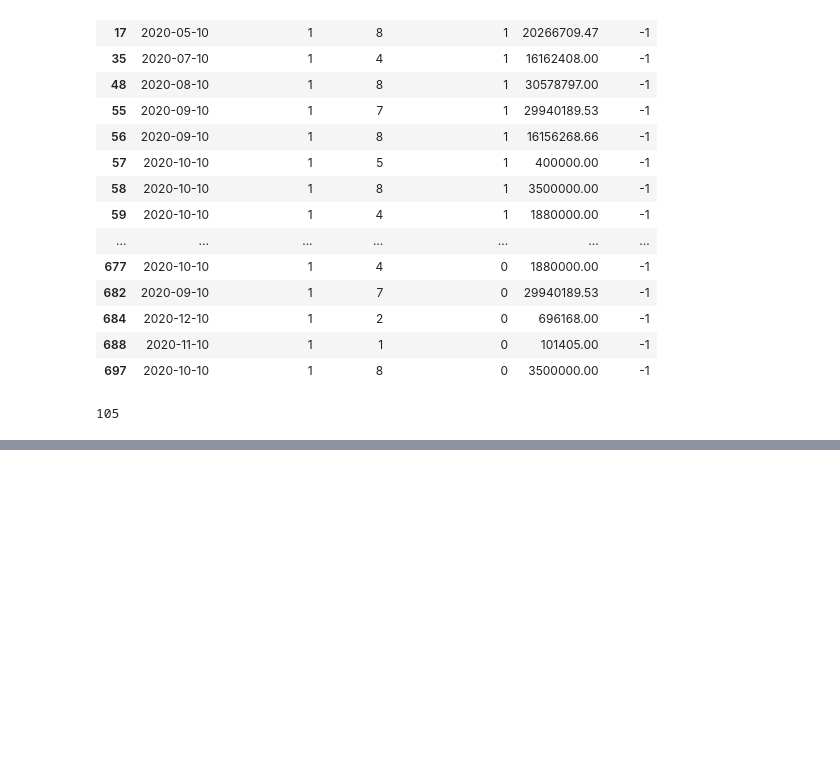
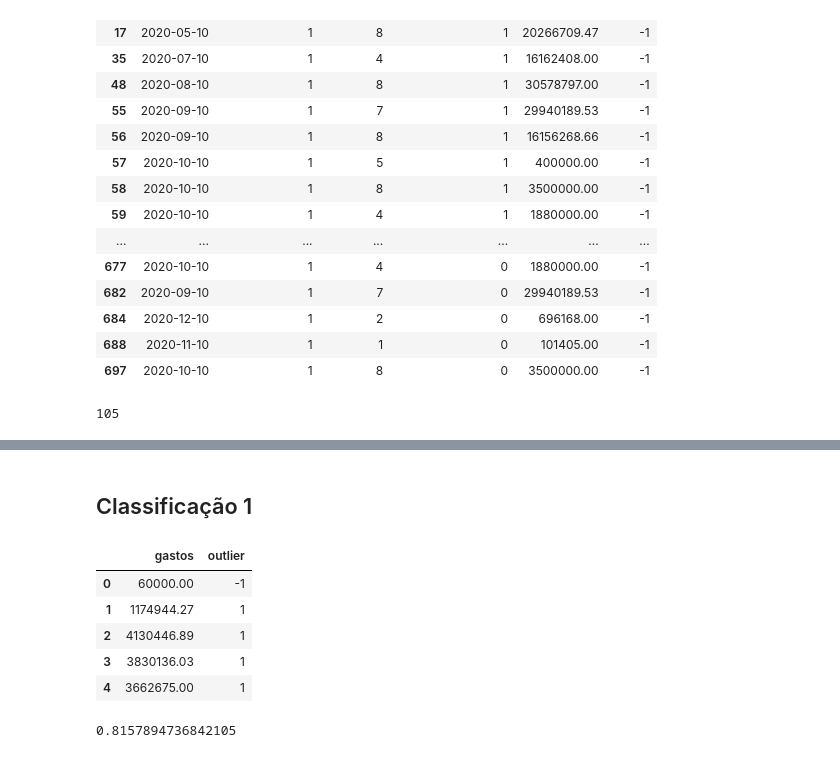
Before and after one commit to marcosw1998/Data-Science, a Jupyter notebook: Project_ee2/predict_covid_spends_PE.ipynb, the cells around one changed output, grey strips where cells are left out. Drawn from its saved outputs; the diff is of its cells as text; code cells hidden in the pictures; blank space fills up the shorter version.

```diff
--- a/Project_ee2/predict_covid_spends_PE.ipynb
+++ b/Project_ee2/predict_covid_spends_PE.ipynb
@@ -670,3 +660,30 @@ Underfitting:
 
 Caso ideal:
   - Erro no treinamento: 0.5%, Erro no teste: 1%
+# %% [markdown]
+## Classificação 1
+# %%
+#dados
+
+#https://scikit-learn.org/stable/modules/model_evaluation.html
+
+from sklearn.model_selection import train_test_split
+import seaborn as sns
+
+
+ClassTest = invest_covidPe[['gastos','outlier']]
+X_ClassTest = ClassTest.drop('outlier', axis=1)
+Y_ClassTest = ClassTest['outlier']
+Xtrain, Xtest, Ytrain, Ytest = train_test_split(X_ClassTest, Y_ClassTest,
+                                                random_state=3)
+
+#O random_state = 3 apresentou 81,5% de acurácia, foi o melhor de 1 a 10. Acrescentei as features de data e município, porém não contribuiram positivamente.
+# %%
+ClassTest.head()
+# %% [output]
+|  | gastos | outlier |
+| 0 | 60000.00 | -1 |
+| 1 | 1174944.27 | 1 |
+| 2 | 4130446.89 | 1 |
+| 3 | 3830136.03 | 1 |
+| 4 | 3662675.00 | 1 |
@@ -672,0 +695,5 @@ Caso ideal:
+# %%
+from sklearn.metrics import accuracy_score
+accuracy_score(Ytest, Y_model)
+# %% [output]
+0.8157894736842105
```
Also changed, not shown: parts of 16 cells of this notebook.
